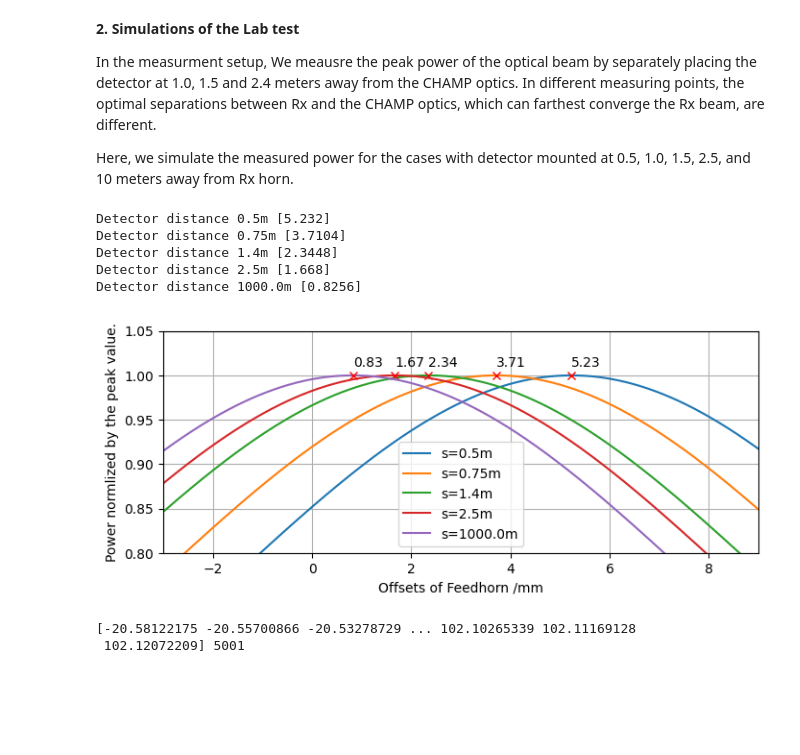
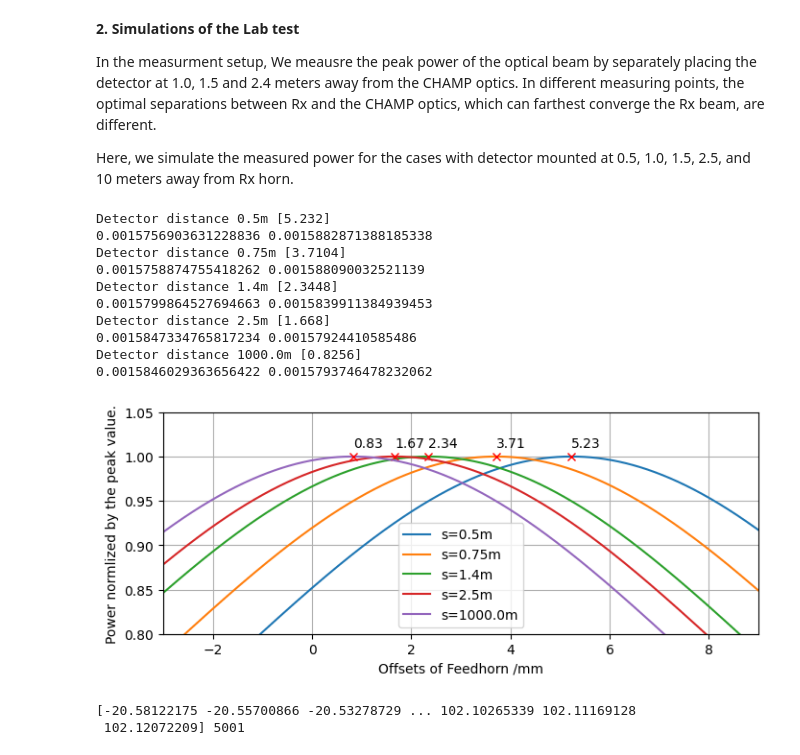
Before and after one commit to XiaodongRencologne/GaussianOptics, a Jupyter notebook: CHAMP_Test.ipynb, the cells around one changed output. Drawn from its saved outputs; the diff is of its cells as text; code cells hidden in the pictures; blank space fills up the shorter version.

```diff
--- a/CHAMP_Test.ipynb
+++ b/CHAMP_Test.ipynb
@@ -113,30 +113,39 @@ def p_w(win,din,dz,s):
     return D, W_out, W, P
 # %%
 D_source=[500,750,1400,2500,1000000]
-z=np.linspace(-3,9,5001)
+N_points=5001
+z=np.linspace(-3,9,N_points)
+DeltaZ=(z.max()-z.min())/(N_points-1)
 fig=plt.figure(figsize=(8,3))
 '''Beam power in detector'''
 for item in D_source:
     D_z,W_z,Ws_z,Ps=p_w(win2,din2,z,item)
     '''Beam power in detector'''
     plt.plot(z,Ps,label='s='+str(item/1000)+'m')
     NN=np.where(Ps==1.0)
+    dN=int(0.5/DeltaZ)
     print('Detector distance '+str(item/1000)+'m',z[NN])
+    print(1-Ps[NN[0][0]-dN],1-Ps[NN[0][0]+dN])
     peaks, _ = find_peaks(Ps, height=0)
     plt.text(z[peaks]*1,Ps[peaks]*1.01, "{:.2f}".format(z[peaks][0]),fontsize=10)
     plt.plot(z[peaks], Ps[peaks], "rx")
     #plt.plot(z[NN],1.0,'r*')
 plt.ylim([0.8,1.05])
 plt.xlim([z.min(),z.max()])
 plt.legend()
 plt.xlabel('Offsets of Feedhorn /mm')
 plt.ylabel('Power normlized by the peak value.')
 plt.grid('both')
 plt.show()
 # %% [output]
 Detector distance 0.5m [5.232]
+0.0015756903631228836 0.0015882871388185338
 Detector distance 0.75m [3.7104]
+0.0015758874755418262 0.001588090032521139
 Detector distance 1.4m [2.3448]
+0.0015799864527694663 0.0015839911384939453
 Detector distance 2.5m [1.668]
+0.0015847334765817234 0.00157924410585486
 Detector distance 1000.0m [0.8256]
+0.0015846029363656422 0.0015793746478232062
-[figure, old version]
+[figure, new version]
```
Also changed, not shown: parts of 1 cell of this notebook.
